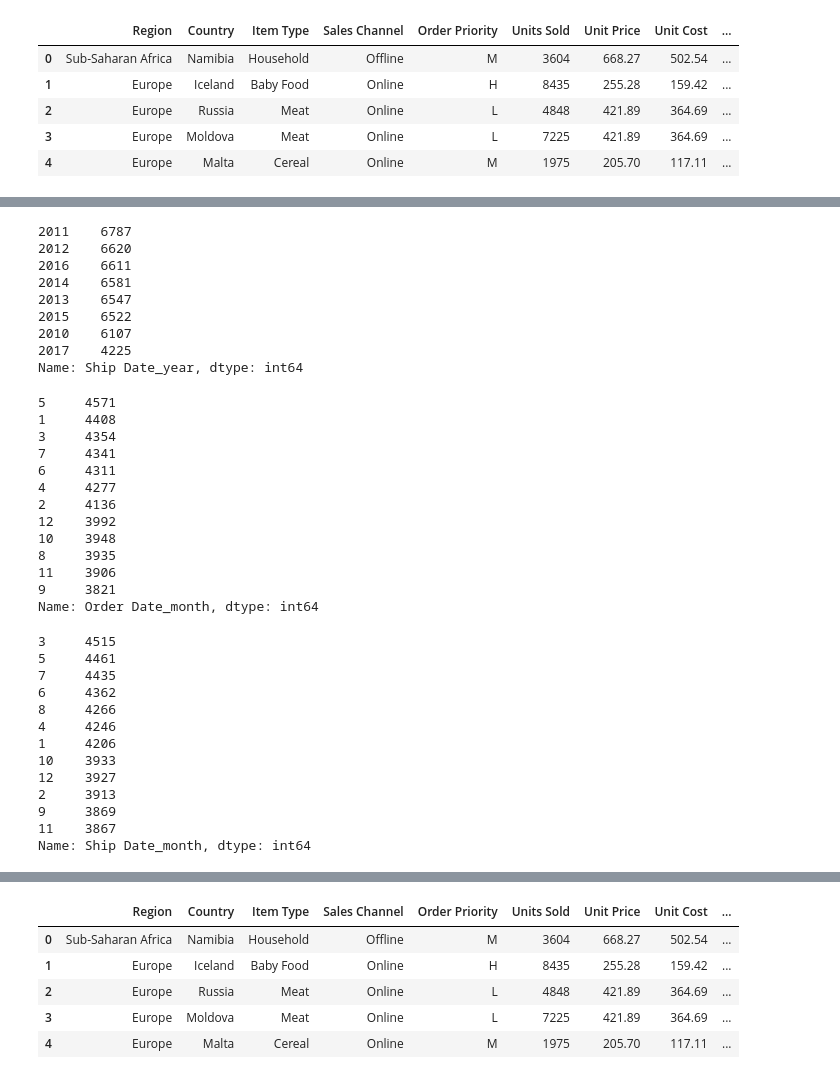
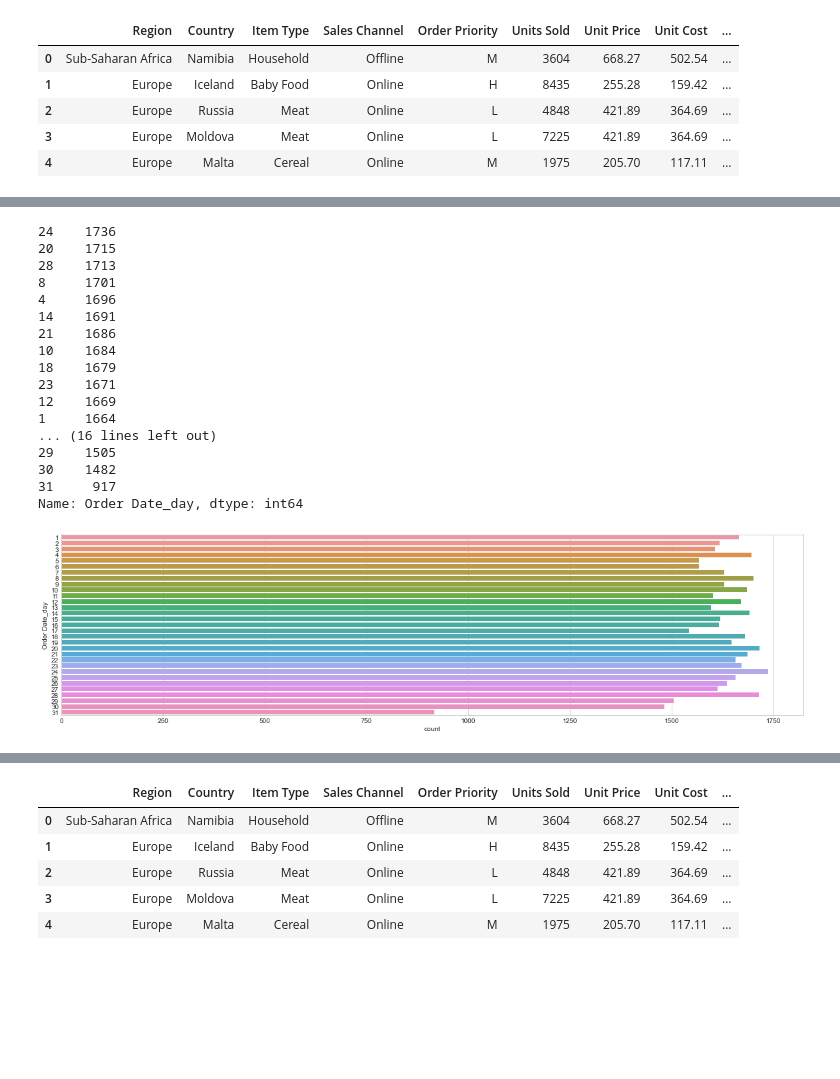
Before and after one commit to guptaa98/Kaggle-Notebooks, a Jupyter notebook: Sales Profit Prediction/Profit_prediction.ipynb, the cells around one changed output, grey strips where cells are left out. Saved outputs shown, nothing was run; the diff lists cells and outputs as text; code cells hidden in the pictures; blank space fills up the shorter version.

```diff
--- a/Sales Profit Prediction/Profit_prediction.ipynb
+++ b/Sales Profit Prediction/Profit_prediction.ipynb
@@ -332,44 +313,23 @@ Name: Order Date_year, dtype: int64
-# %%
-x['Ship Date_year'].value_counts()
-# %% [output]
-2011    6787
-2012    6620
-2016    6611
-2014    6581
-2013    6547
-2015    6522
-2010    6107
-2017    4225
-Name: Ship Date_year, dtype: int64
-# %%
-x['Order Date_month'].value_counts()
-# %% [output]
-5     4571
-1     4408
-3     4354
-7     4341
-6     4311
-4     4277
-2     4136
-12    3992
-10    3948
-8     3935
-11    3906
-9     3821
-Name: Order Date_month, dtype: int64
-# %%
-x['Ship Date_month'].value_counts()
-# %% [output]
-3     4515
-5     4461
-7     4435
-6     4362
-8     4266
-4     4246
-1     4206
-10    3933
-12    3927
-2     3913
-9     3869
-11    3867
-Name: Ship Date_month, dtype: int64
+# %%
+fig=plt.figure(figsize=(20,5))
+sns.countplot(y='Order Date_day',data=x);
+print(x['Order Date_day'].value_counts())
+# %% [output]
+24    1736
+20    1715
+28    1713
+8     1701
+4     1696
+14    1691
+21    1686
+10    1684
+18    1679
+23    1671
+12    1669
+1     1664
+... (16 lines left out)
+29    1505
+30    1482
+31     917
+Name: Order Date_day, dtype: int64
+[figure, added]
```
Also changed, not shown: parts of 89 cells of this notebook.
